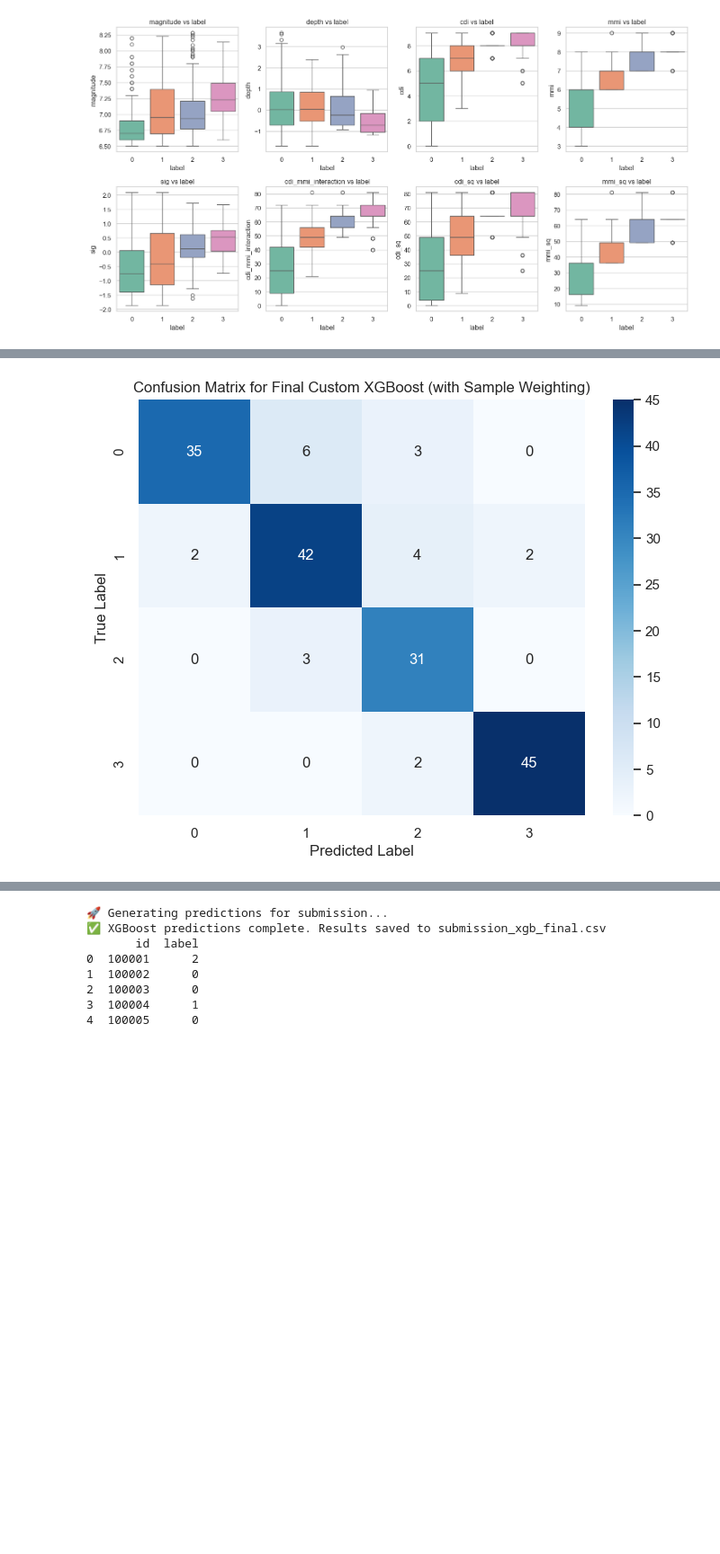
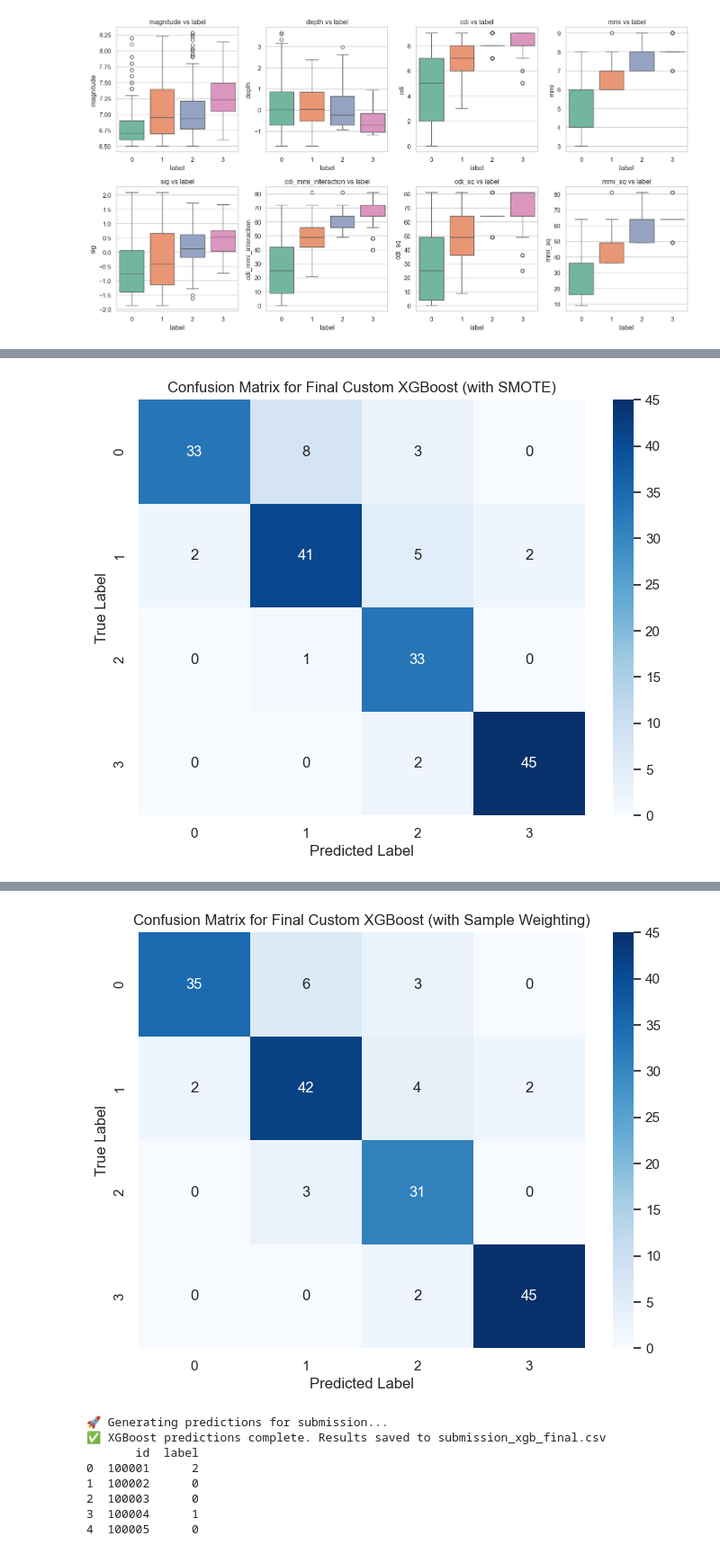
Before and after one commit to ssyss-513/MyColab, a Jupyter notebook: COMP5434/5434_task1_test.ipynb, the cells around one changed output, grey strips where cells are left out. Shown: that part at 90% size. Drawn from its saved outputs; the diff is of its cells as text; code cells hidden in the pictures; blank space fills up the shorter version.

```diff
--- a/COMP5434/5434_task1_test.ipynb
+++ b/COMP5434/5434_task1_test.ipynb
@@ -395,14 +291,0 @@ def find_best_k(X, y, k_candidates=None, feature_weights=None, distance_weighted
-# %%
-# ['magnitude', 'depth', 'cdi', 'mmi', 'sig']
-feature_weights = np.array([1, 0.8, 1, 1, 1, 1.5, 1.1, 1.1])  #
-
-k_candidates = list(range(1, 21, 2))
-best_k = find_best_k(X_train, y_train, k_candidates=k_candidates,
-                     feature_weights=feature_weights, distance_weighted=True, cv=5)
-
-# 用最佳 K 训练最终模型
-knn = CustomKNN(k=best_k, feature_weights=feature_weights, distance_weighted=True)
-knn.fit(X_train, y_train)
-y_pred = knn.predict(X_test)
-print("\n✅ Final Model Evaluation on Test Set:")
-print(classification_report(y_test, y_pred))
@@ -663,9 +470,9 @@ class CustomXGBoost:
         return np.argmax(probas, axis=1)
 
 # ===================================================================
-# Step 3.3: Grid Search with Sample Weighting
+# Step 3.4: Grid Search with SMOTE
 # ===================================================================
-print("\n🚀 Starting Grid Search for Custom XGBoost with Sample Weighting...")
+print("🚀 Starting Grid Search for Custom XGBoost with SMOTE...")
 
 param_grid = {
     'learning_rate': [0.01],
@@ -680,18 +487,19 @@ param_combinations = [dict(zip(keys, v)) for v in itertools.product(*values)]
 best_score = -1
 best_params = None
 
-# Define a sample weight strategy based on confusion matrix
-# Give more weight to classes 0 and 1, which are often confused
-sample_weights_train = np.ones(len(y_train))
-sample_weights_train[y_train == 0] = 1.7
-sample_weights_train[y_train == 1] = 1.2
-print("💡 Sample weights applied to focus on classes 0 and 1.")
+# NOTE: We no longer need sample_weight as SMOTE has balanced the data
+# sample_weights_train = np.ones(len(y_train))
+# sample_weights_train[y_train == 0] = 1.7
+# sample_weights_train[y_train == 1] = 1.2
+# print("💡 Sample weights applied to focus on classes 0 and 1.")
 
 for i, params in enumerate(param_combinations):
-    print(f"\n--- Testing Combination {i+1}/{len(param_combinations)} ---")
+    print(f"--- Testing Combination {i+1}/{len(param_combinations)} ---")
     print(params)
     xgb = CustomXGBoost(**params)
-    xgb.fit(X_train, y_train, sample_weight=sample_weights_train)
+    # Train on resampled data
+    xgb.fit(X_resampled, y_resampled)
+    # Validate on the original, non-resampled validation set
     y_pred_valid = xgb.predict(X_valid)
     score = f1_score(y_valid, y_pred_valid, average="macro")
     print(f"Validation Macro-F1 Score: {score:.4f}")
@@ -700,11 +508,43 @@ for i, params in enumerate(param_combinations):
         best_params = params
         print(f"🎉 New Best Score! 🎉")
 
-print("\n================================================")
+print("================================================")
 print(f"✅ Grid Search Complete!")
 print(f"🏆 Best Validation Macro-F1 Score: {best_score:.4f}")
 print(f"🔧 Best Hyperparameters: {best_params}")
-print("================================================\n")
+print("================================================")
+
+# ===================================================================
+# Step 3.5: Final Model Training with SMOTE
+# ===================================================================
+print("🚀 Training Final Custom XGBoost Model with Best Hyperparameters on SMOTE Data...")
+
+# Combine original training and validation sets, then apply SMOTE to the whole thing
+# This gives the model the most data possible before final evaluation
+X_train_full = np.concatenate((X_train, X_valid), axis=0)
+y_train_full = np.concatenate((y_train, y_valid), axis=0)
+X_train_full_resampled, y_train_full_resampled = sm.fit_resample(X_train_full, y_train_full)
+
+
+final_xgb = CustomXGBoost(**best_params)
+final_xgb.fit(X_train_full_resampled, y_train_full_resampled, verbose=True)
+
+y_pred_xgb_final = final_xgb.predict(X_test)
+
+print("✅ Final Custom XGBoost Model Evaluation on Test Set:")
+print(classification_report(y_test, y_pred_xgb_final, digits=3))
+macro_f1_xgb = f1_score(y_test, y_pred_xgb_final, average="macro")
+print(f"🎯 Final Custom XGBoost Macro-F1 Score: {macro_f1_xgb:.4f}")
+from sklearn.metrics import confusion_matrix
+import seaborn as sns
+cm_xgb = confusion_matrix(y_test, y_pred_xgb_final)
+plt.figure(figsize=(8, 6))
+sns.heatmap(cm_xgb, annot=True, fmt="d", cmap="Blues",
+            xticklabels=final_xgb.classes_, yticklabels=final_xgb.classes_)
+plt.title("Confusion Matrix for Final Custom XGBoost (with SMOTE)")
+plt.xlabel("Predicted Label")
+plt.ylabel("True Label")
+plt.show()
 
 # ===================================================================
 # Step 3.4: Final Model Training with Sample Weighting
@@ -760 +600 @@ weighted avg      0.881     0.874     0.875       175
-[figure, old version]
+[figure, new version]
@@ -761,3 +618,4 @@ weighted avg      0.881     0.874     0.875       175
+[figure, added]
 # %%
 
 # ===================================================================
```
Also changed, not shown: parts of 16 cells of this notebook, 1 other file.
